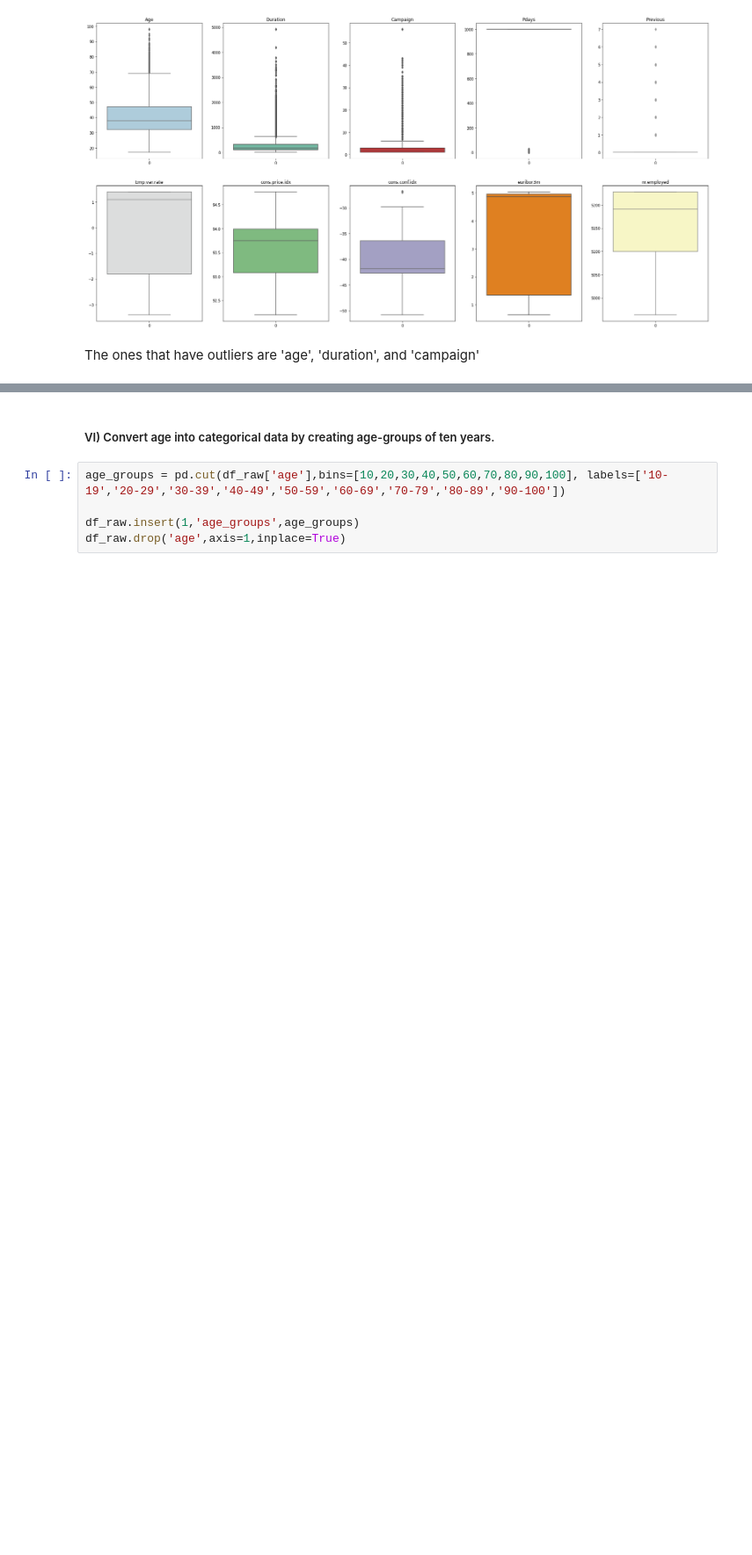
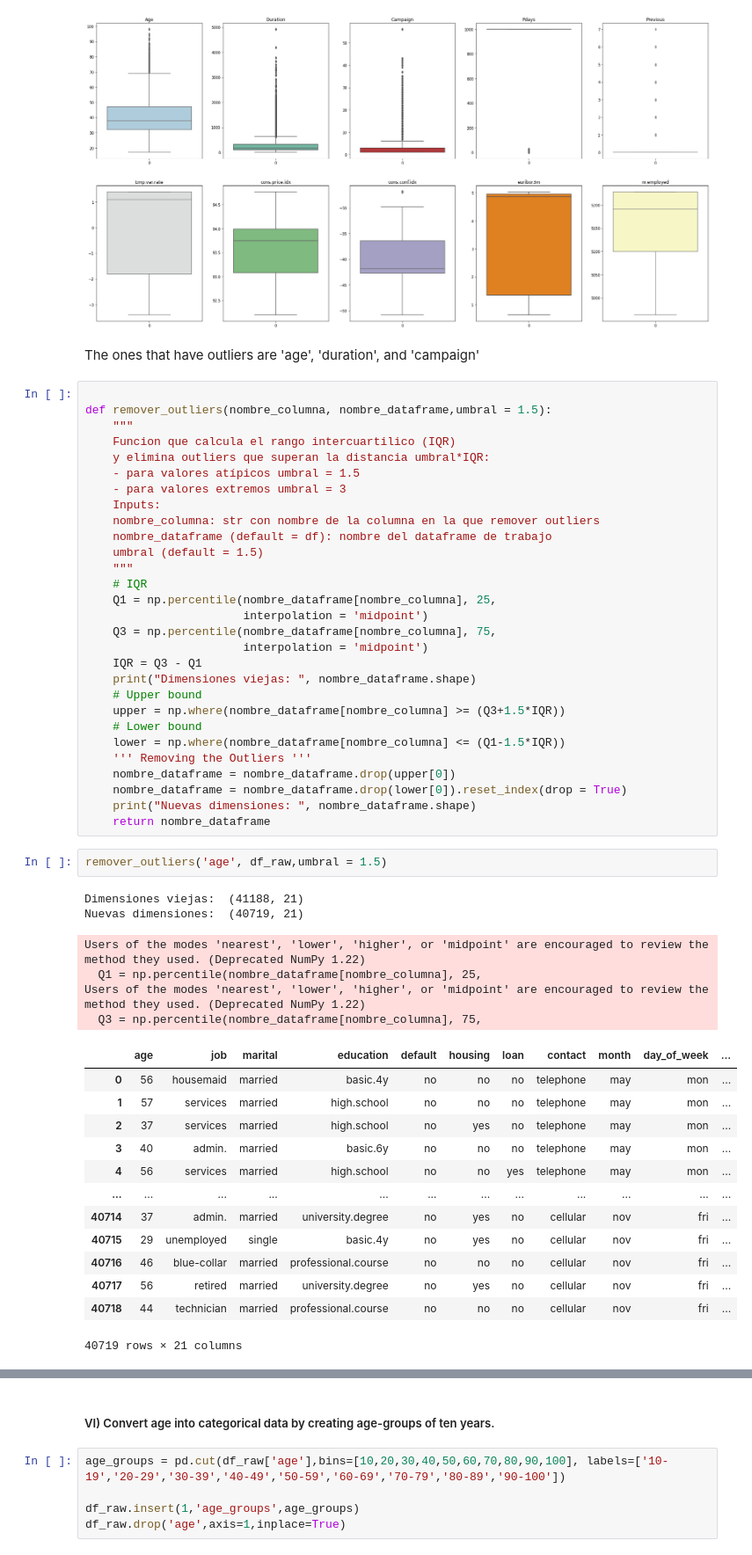
Before and after one commit to AlinaMendez/ML-op, a Jupyter notebook: src/explore.ipynb, the cells around one changed output, grey strips where cells are left out. Shown at 88% size. Cells and saved outputs as stored; diff of their text form; blank space fills up the shorter version.

```diff
--- a/src/explore.ipynb
+++ b/src/explore.ipynb
@@ -374,3 +396,54 @@ Text(0.5, 1.0, 'nr.employed')
 [figure]
 # %% [markdown]
 The ones that have outliers are 'age', 'duration', and 'campaign'
+# %%
+
+def remover_outliers(nombre_columna, nombre_dataframe,umbral = 1.5):
+    """
+    Funcion que calcula el rango intercuartilico (IQR)
+    y elimina outliers que superan la distancia umbral*IQR:
+    - para valores atípicos umbral = 1.5
+    - para valores extremos umbral = 3
+    Inputs:
+    nombre_columna: str con nombre de la columna en la que remover outliers
+    nombre_dataframe (default = df): nombre del dataframe de trabajo
+    umbral (default = 1.5)
+    """
+    # IQR
+    Q1 = np.percentile(nombre_dataframe[nombre_columna], 25,
+                       interpolation = 'midpoint')
+    Q3 = np.percentile(nombre_dataframe[nombre_columna], 75,
+                       interpolation = 'midpoint')
+    IQR = Q3 - Q1
+    print("Dimensiones viejas: ", nombre_dataframe.shape)
+    # Upper bound
+    upper = np.where(nombre_dataframe[nombre_columna] >= (Q3+1.5*IQR))
+    # Lower bound
+    lower = np.where(nombre_dataframe[nombre_columna] <= (Q1-1.5*IQR))
+    ''' Removing the Outliers '''
+    nombre_dataframe = nombre_dataframe.drop(upper[0])
+    nombre_dataframe = nombre_dataframe.drop(lower[0]).reset_index(drop = True)
+    print("Nuevas dimensiones: ", nombre_dataframe.shape)
+    return nombre_dataframe
+# %%
+remover_outliers('age', df_raw,umbral = 1.5)
+# %% [output]
+Dimensiones viejas:  (41188, 21)
+Nuevas dimensiones:  (40719, 21)
+Users of the modes 'nearest', 'lower', 'higher', or 'midpoint' are encouraged to review the method they used. (Deprecated NumPy 1.22)
+  Q1 = np.percentile(nombre_dataframe[nombre_columna], 25,
+Users of the modes 'nearest', 'lower', 'higher', or 'midpoint' are encouraged to review the method they used. (Deprecated NumPy 1.22)
+  Q3 = np.percentile(nombre_dataframe[nombre_columna], 75,
+|  | age | job | marital | education | default | housing | loan | contact | month | day_of_week | ... |
+| 0 | 56 | housemaid | married | basic.4y | no | no | no | telephone | may | mon | ... |
+| 1 | 57 | services | married | high.school | no | no | no | telephone | may | mon | ... |
+| 2 | 37 | services | married | high.school | no | yes | no | telephone | may | mon | ... |
+| 3 | 40 | admin. | married | basic.6y | no | no | no | telephone | may | mon | ... |
+| 4 | 56 | services | married | high.school | no | no | yes | telephone | may | mon | ... |
+| ... | ... | ... | ... | ... | ... | ... | ... | ... | ... | ... | ... |
+| 40714 | 37 | admin. | married | university.degree | no | yes | no | cellular | nov | fri | ... |
+| 40715 | 29 | unemployed | single | basic.4y | no | yes | no | cellular | nov | fri | ... |
+| 40716 | 46 | blue-collar | married | professional.course | no | no | no | cellular | nov | fri | ... |
+| 40717 | 56 | retired | married | university.degree | no | yes | no | cellular | nov | fri | ... |
+| 40718 | 44 | technician | married | professional.course | no | no | no | cellular | nov | fri | ... |
+40719 rows × 21 columns
```
Also changed, not shown: parts of 28 cells of this notebook, 1 other file.
